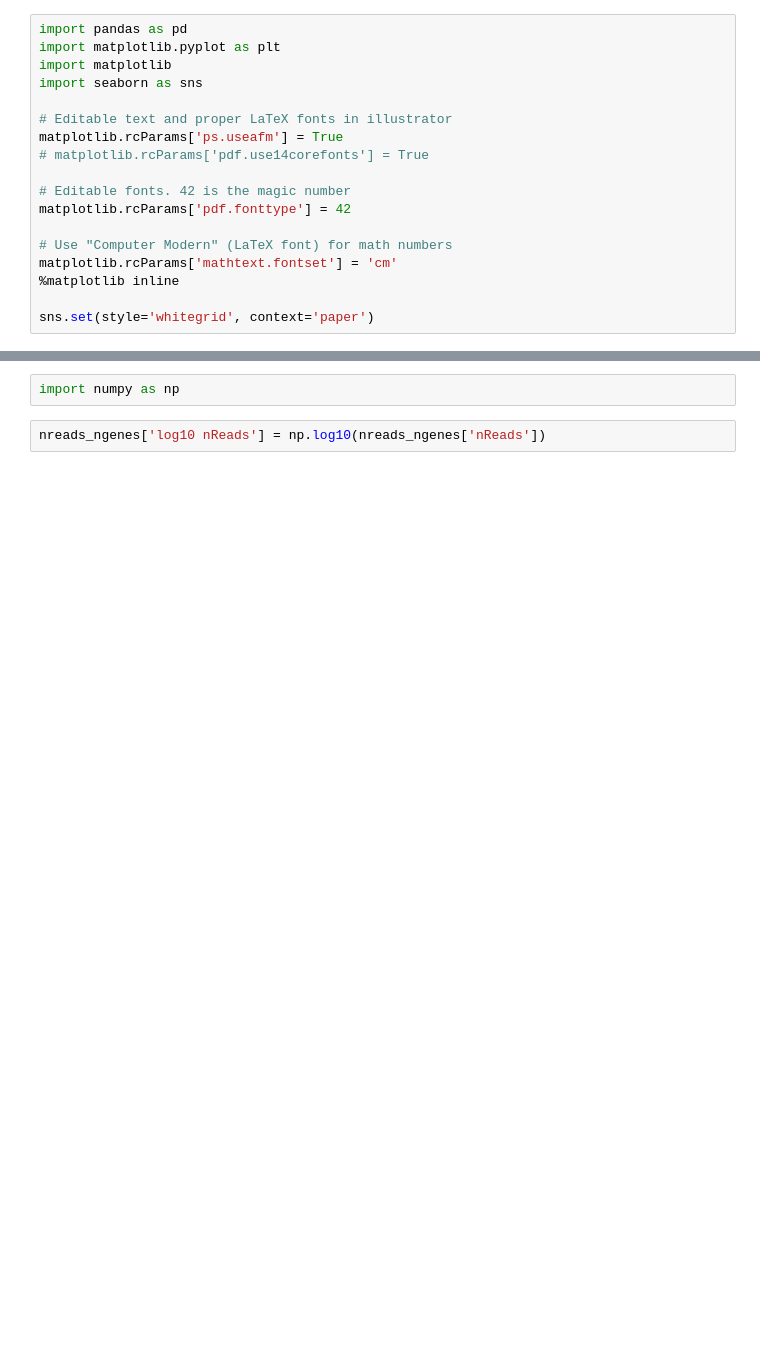
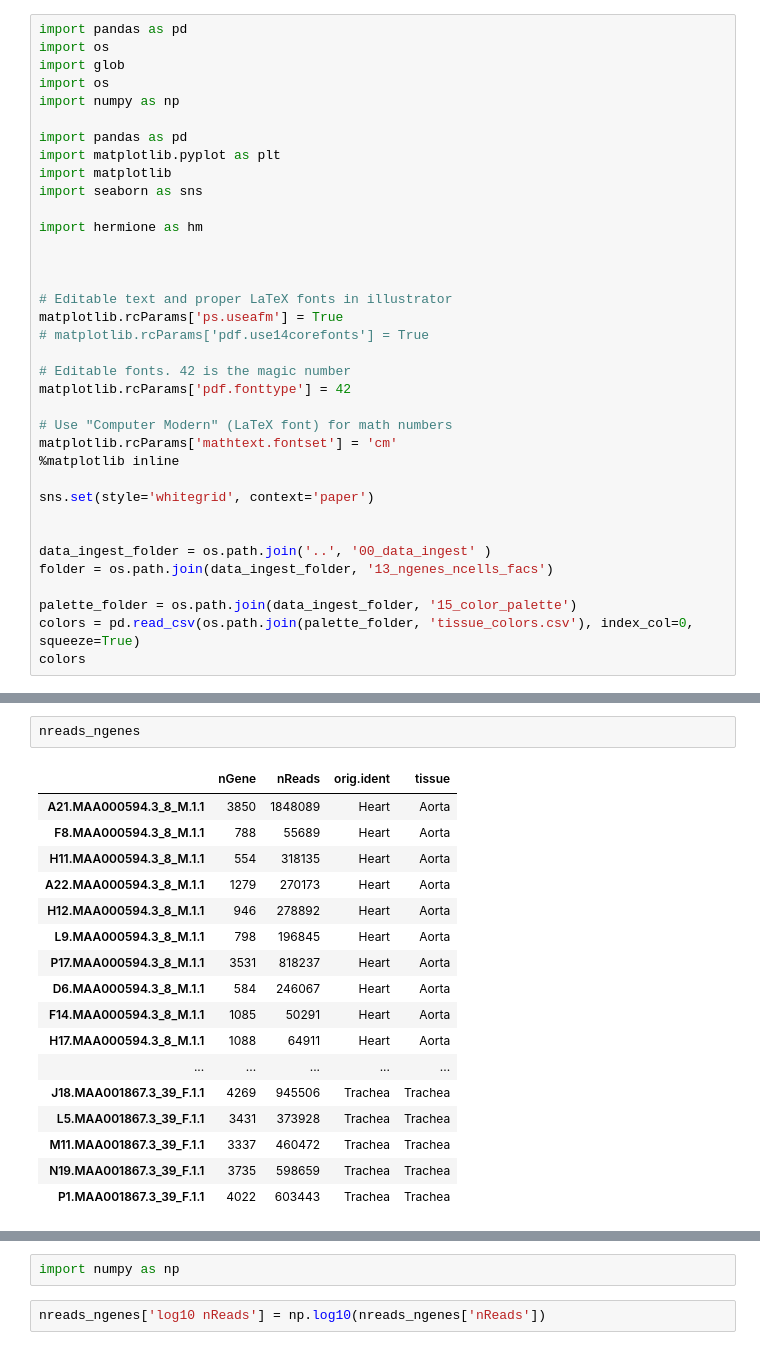
Before and after one commit to czbiohub-sf/tabula-muris, a Jupyter notebook: 01_figure1/figure1d.ipynb, the cells around one changed output, grey strips where cells are left out. Saved outputs shown, nothing was run; the diff lists cells and outputs as text; blank space fills up the shorter version.

```diff
--- a/01_figure1/figure1d.ipynb
+++ b/01_figure1/figure1d.ipynb
@@ -16,8 +1,18 @@ mkdir: ../metadata/summary: File exists
 # %%
+import pandas as pd
+import os
+import glob
+import os
+import numpy as np
+
 import pandas as pd
 import matplotlib.pyplot as plt
 import matplotlib
 import seaborn as sns
+
+import hermione as hm
+
+
 
 # Editable text and proper LaTeX fonts in illustrator
 matplotlib.rcParams['ps.useafm'] = True
@@ -31,3 +26,11 @@ matplotlib.rcParams['mathtext.fontset'] = 'cm'
 %matplotlib inline
 
 sns.set(style='whitegrid', context='paper')
+
+
+data_ingest_folder = os.path.join('..', '00_data_ingest' )
+folder = os.path.join(data_ingest_folder, '13_ngenes_ncells_facs')
+
+palette_folder = os.path.join(data_ingest_folder, '15_color_palette')
+colors = pd.read_csv(os.path.join(palette_folder, 'tissue_colors.csv'), index_col=0, squeeze=True)
+colors
@@ -158,3 +76,23 @@ nreads_ngenes.head()
 | H11.MAA000594.3_8_M.1.1 | 554 | 318135 | Heart | Aorta |
 | A22.MAA000594.3_8_M.1.1 | 1279 | 270173 | Heart | Aorta |
 | H12.MAA000594.3_8_M.1.1 | 946 | 278892 | Heart | Aorta |
+# %%
+nreads_ngenes
+# %% [output]
+|  | nGene | nReads | orig.ident | tissue |
+| A21.MAA000594.3_8_M.1.1 | 3850 | 1848089 | Heart | Aorta |
+| F8.MAA000594.3_8_M.1.1 | 788 | 55689 | Heart | Aorta |
+| H11.MAA000594.3_8_M.1.1 | 554 | 318135 | Heart | Aorta |
+| A22.MAA000594.3_8_M.1.1 | 1279 | 270173 | Heart | Aorta |
+| H12.MAA000594.3_8_M.1.1 | 946 | 278892 | Heart | Aorta |
+| L9.MAA000594.3_8_M.1.1 | 798 | 196845 | Heart | Aorta |
+| P17.MAA000594.3_8_M.1.1 | 3531 | 818237 | Heart | Aorta |
+| D6.MAA000594.3_8_M.1.1 | 584 | 246067 | Heart | Aorta |
+| F14.MAA000594.3_8_M.1.1 | 1085 | 50291 | Heart | Aorta |
+| H17.MAA000594.3_8_M.1.1 | 1088 | 64911 | Heart | Aorta |
+| ... | ... | ... | ... | ... |
+| J18.MAA001867.3_39_F.1.1 | 4269 | 945506 | Trachea | Trachea |
+| L5.MAA001867.3_39_F.1.1 | 3431 | 373928 | Trachea | Trachea |
+| M11.MAA001867.3_39_F.1.1 | 3337 | 460472 | Trachea | Trachea |
+| N19.MAA001867.3_39_F.1.1 | 3735 | 598659 | Trachea | Trachea |
+| P1.MAA001867.3_39_F.1.1 | 4022 | 603443 | Trachea | Trachea |
```
Also changed, not shown: parts of 17 cells of this notebook, 5 other files.
